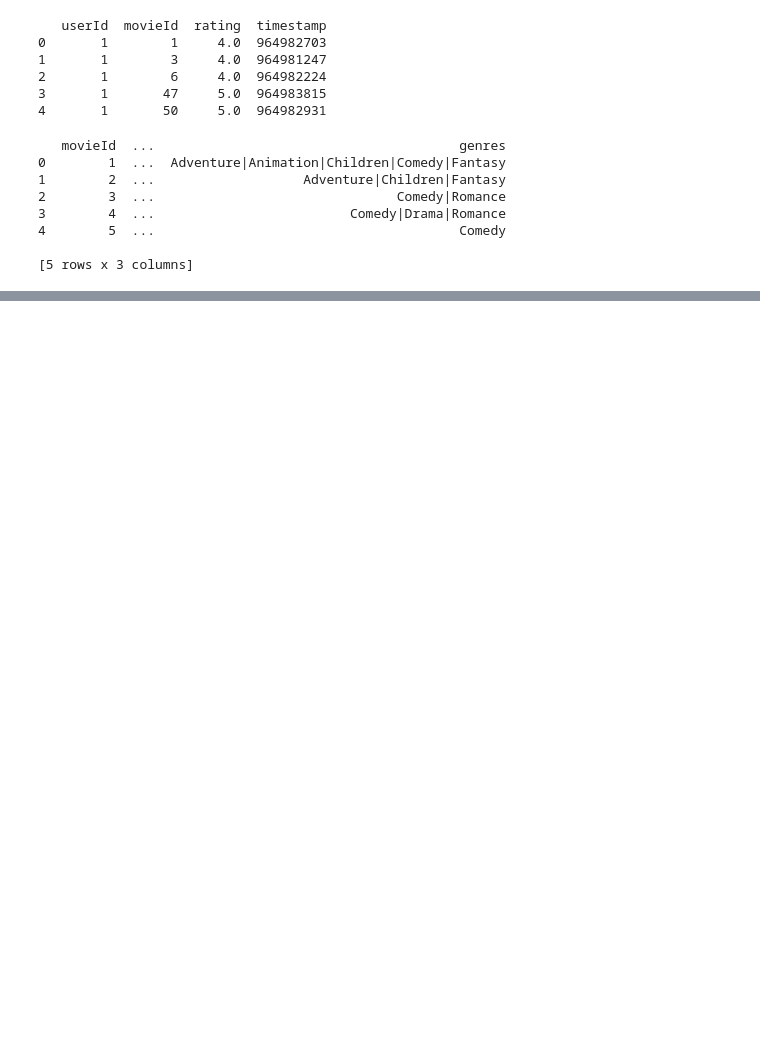
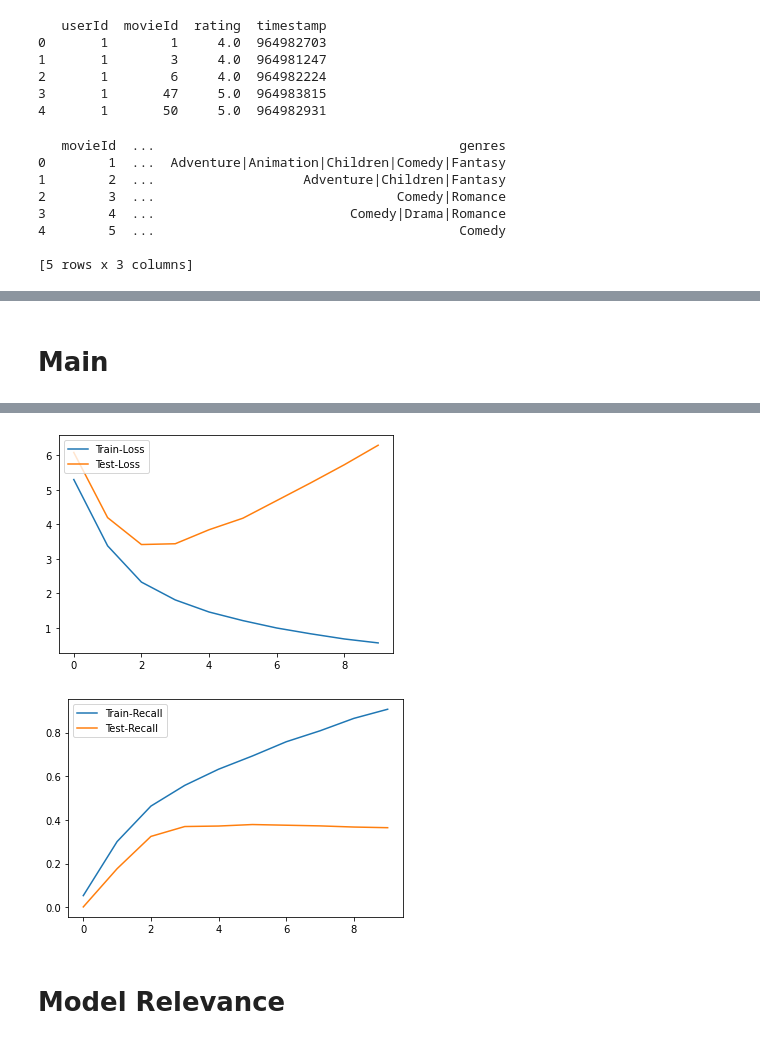
Before and after one commit to atul-1511/RecoNet-1, a Jupyter notebook: RecoNet.ipynb, the cells around one changed output, grey strips where cells are left out. Cells and saved outputs as stored; diff of their text form; code cells hidden in the pictures; blank space fills up the shorter version.

```diff
--- a/RecoNet.ipynb
+++ b/RecoNet.ipynb
@@ -162,4 +191,4 @@ print(b.head())
 rating = np.array(a.values)
 genres = np.array(b.values)
 temp = Filtering(rating, genres)
-TrainData, TestData, genres = temp[0], temp[1], temp[2]
+TrainData, TestData, genres, feature_name = temp[0], temp[1], temp[2], temp[3]
@@ -253,3 +286,5 @@ number of testing data 13328 nummber of users 594 number of movies 436
+# %% [markdown]
+# Main
 # %%
 net = Emdedding(1024, len(genres)+len(movie_genre)+1, len(genres))
 net.cuda()
@@ -258,7 +293,7 @@ epoch = 10
 lr = 0.01
 lr_decay = 0.01
 wt_decay = 0.0
-
+best_recall = 0
 # optimizer = create_optimizer(net, lr, "adagrad", lr_decay, wt_decay)
 optimizer = create_optimizer(net, lr, "adam", lr_decay, wt_decay)
 criterion = nn.CrossEntropyLoss()
@@ -285,6 +320,10 @@ for n_epoch in range(epoch):
 		logits += list(np.argmax(F.log_softmax(y_pred, 1).cpu().detach().numpy(), axis=1))
 	recall = recall_score(labels, logits, average='micro')
 	metric_test.append([n_epoch, error/count, recall])
+	if recall > best_recall:
+		print("saving")
+		torch.save({'epoch': n_epoch + 1, 'state_dict': net.state_dict()},'model.pth')
+		best_recall = recall
 	print("Test : epoch {} loss {} recall {}".format(n_epoch, error/count, recall))
 
 	#---------------------------------------------------------------------------------------#
@@ -308,9 +347,17 @@ for n_epoch in range(epoch):
 	adjust_learning_rate(optimizer, lr, lr_decay)
 	recall = recall_score(labels, logits, average='micro')
 	metric_train.append([n_epoch, error/count, recall])
+
 	print("Train : epoch {} loss {} recall {}".format(n_epoch, error/count, recall))
-
-np.save("graphTrain", metric_train)
-np.save("graphTest", metric_test)
+metric_train = np.array(metric_train)
+metric_test = np.array(metric_test)
+plt.plot(metric_train[:, 0], metric_train[:, 1], label="Train-Loss")
+plt.plot(metric_test[:, 0], metric_test[:, 1], label="Test-Loss")
+plt.legend(loc='upper left')
+plt.show()
+plt.plot(metric_train[:, 0], metric_train[:, 2], label="Train-Recall")
+plt.plot(metric_test[:, 0], metric_test[:, 2], label="Test-Recall")
+plt.legend(loc='upper left')
+plt.show()
 # %% [output]
 starting training!
@@ -332,0 +380,4 @@ Train : epoch 9 loss 0.538673596961476 recall 0.9142031318600907
+[figure, added]
+[figure, added]
+# %% [markdown]
+# Model Relevance
```
Also changed, not shown: parts of 10 cells of this notebook.
